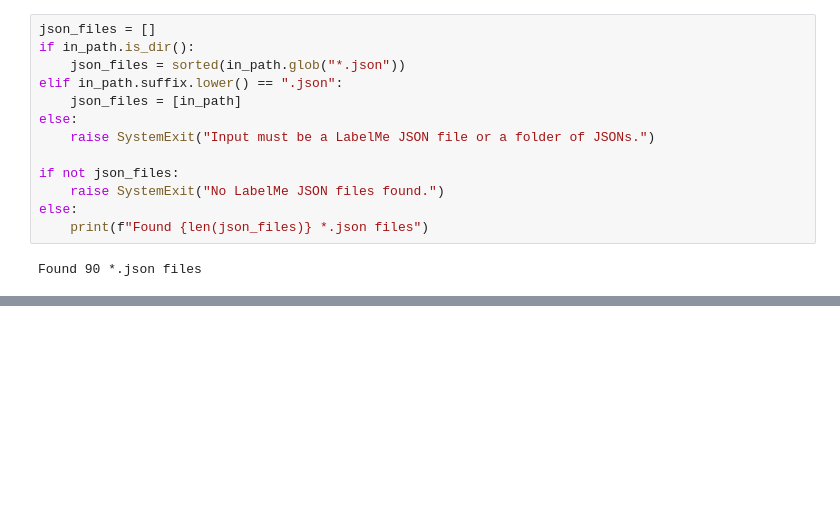
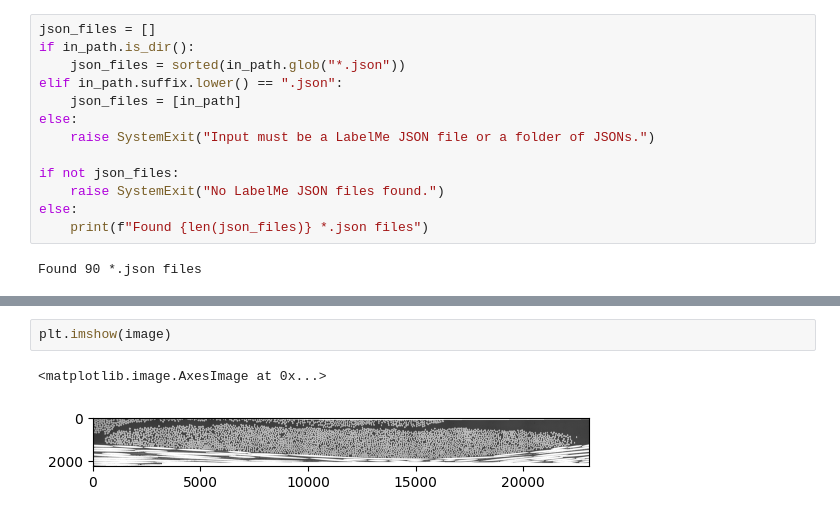
Before and after one commit to choROPeNt/segment-anything-2, a Jupyter notebook: notebooks/labelme2map.ipynb, the cells around one changed output, grey strips where cells are left out. Drawn from its saved outputs; the diff is of its cells as text; blank space fills up the shorter version.

```diff
--- a/notebooks/labelme2map.ipynb
+++ b/notebooks/labelme2map.ipynb
@@ -309,0 +402,5 @@ def stitch_sam2_instances_with_dicts(
+# %%
+plt.imshow(image)
+# %% [output]
+<matplotlib.image.AxesImage at 0x...>
+[figure, added]
```
Also changed, not shown: parts of 14 cells of this notebook, 1 other file.
